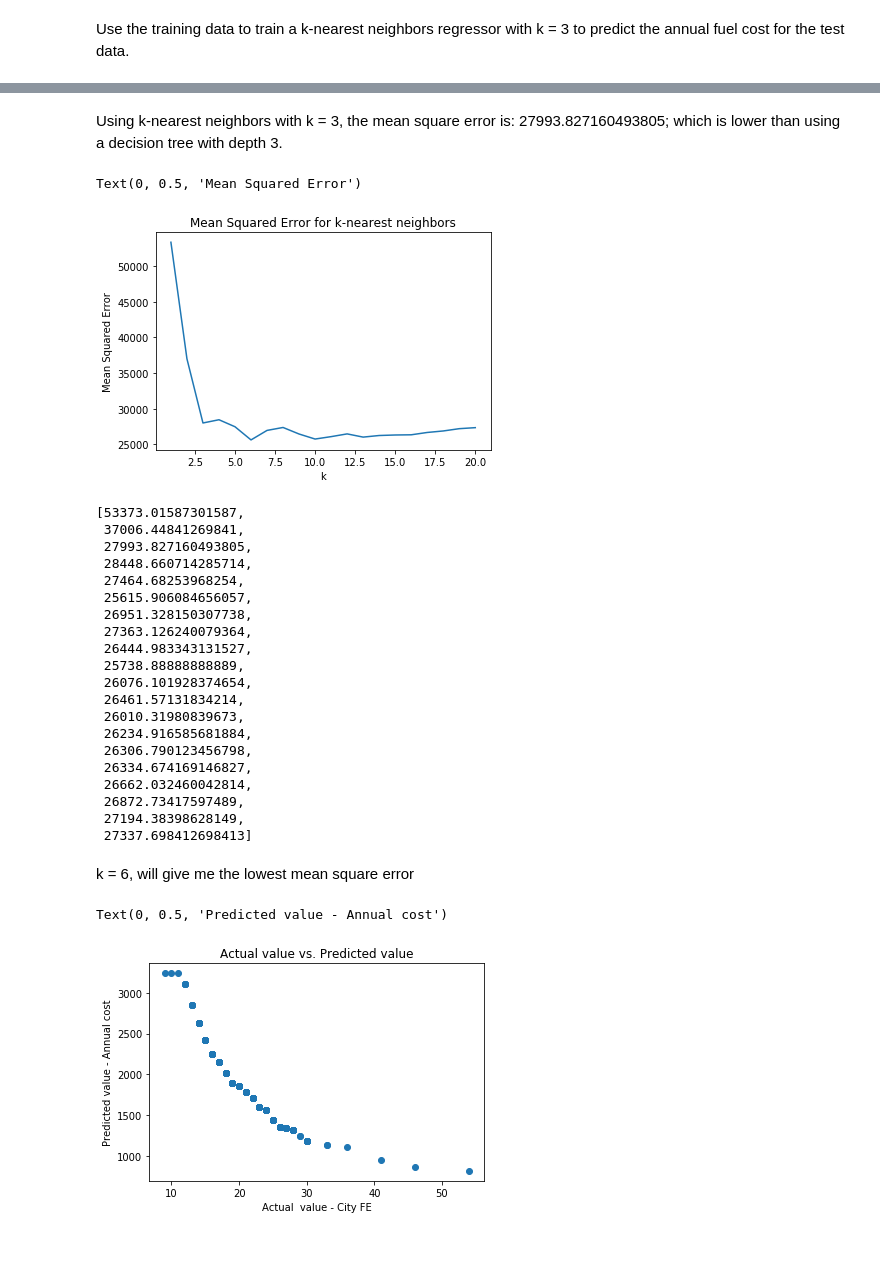
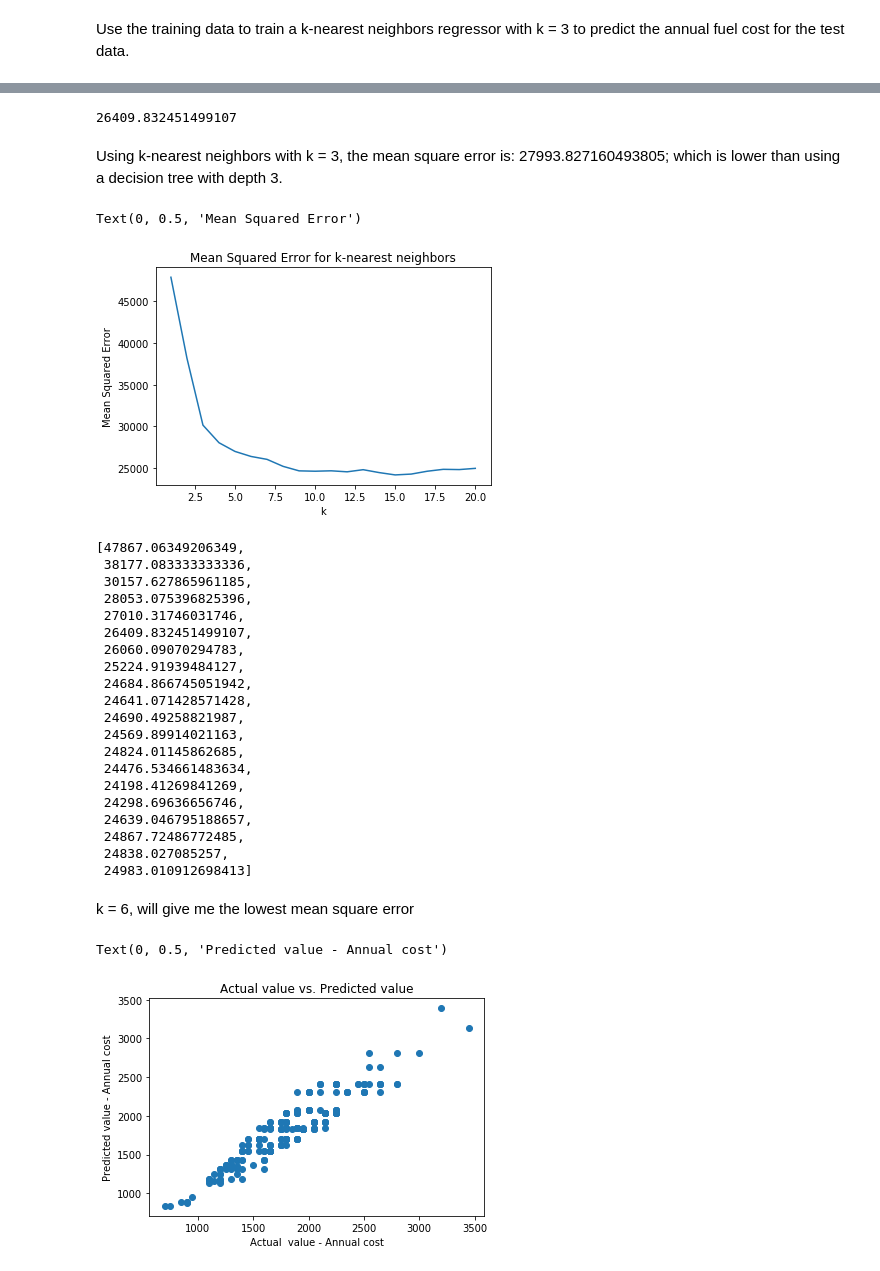
Before and after one commit to jhonymaurad/Data-Science-Project, a Jupyter notebook: k-nearest neighbors.ipynb, the cells around one changed output, grey strips where cells are left out. Drawn from its saved outputs; the diff is of its cells as text; code cells hidden in the pictures.

Commit message:
Added different predictions: k-nearest neighbor, clustering

```diff
--- a/k-nearest neighbors.ipynb
+++ b/k-nearest neighbors.ipynb
@@ -69,3 +69,11 @@ y_pred = knn.predict(X_test)
+# %%
+knn_6 = KNeighborsRegressor(n_neighbors = 6)
+knn_6.fit(X_train, y_train)
+y_pred_6 = knn_6.predict(X_test)
+
+((y_test - y_pred_6)**2).mean()
+# %% [output]
+26409.832451499107
 # %% [markdown]
 Using k-nearest neighbors with k = 3, the mean square error is: 27993.827160493805; which is lower than using a decision tree with depth 3.
 # %%
@@ -83,37 +91,37 @@ plt.xlabel("k")
 plt.ylabel("Mean Squared Error")
 # %% [output]
 Text(0, 0.5, 'Mean Squared Error')
-[figure, old version]
+[figure, new version]
 # %%
 knn_mses
 # %% [output]
-[53373.01587301587,
- 37006.44841269841,
- 27993.827160493805,
- 28448.660714285714,
- 27464.68253968254,
- 25615.906084656057,
- 26951.328150307738,
- 27363.126240079364,
- 26444.983343131527,
- 25738.88888888889,
- 26076.101928374654,
- 26461.57131834214,
- 26010.31980839673,
- 26234.916585681884,
- 26306.790123456798,
- 26334.674169146827,
- 26662.032460042814,
- 26872.73417597489,
- 27194.38398628149,
- 27337.698412698413]
+[47867.06349206349,
+ 38177.083333333336,
+ 30157.627865961185,
+ 28053.075396825396,
+ 27010.31746031746,
+ 26409.832451499107,
+ 26060.09070294783,
+ 25224.91939484127,
+ 24684.866745051942,
+ 24641.071428571428,
+ 24690.49258821987,
+ 24569.89914021163,
+ 24824.01145862685,
+ 24476.534661483634,
+ 24198.41269841269,
+ 24298.69636656746,
+ 24639.046795188657,
+ 24867.72486772485,
+ 24838.027085257,
+ 24983.010912698413]
 # %% [markdown]
 k = 6, will give me the lowest mean square error
 # %%
-plt.scatter(X_test , y_pred)
+plt.scatter(y_test , y_pred)
 plt.title('Actual value vs. Predicted value')
-plt.xlabel('Actual  value - City FE')
+plt.xlabel('Actual  value - Annual cost')
 plt.ylabel('Predicted value - Annual cost')
 # %% [output]
 Text(0, 0.5, 'Predicted value - Annual cost')
-[figure, old version]
+[figure, new version]
```
Also changed, not shown: parts of 2 cells of this notebook, 7 other files.
